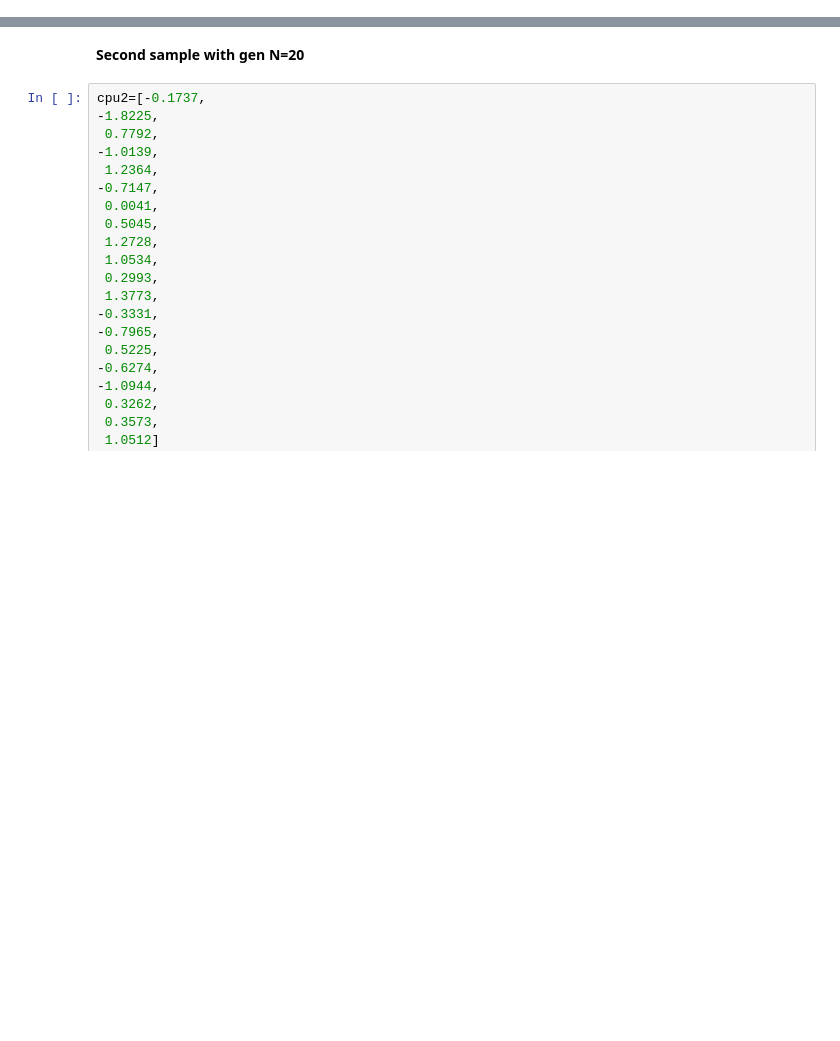
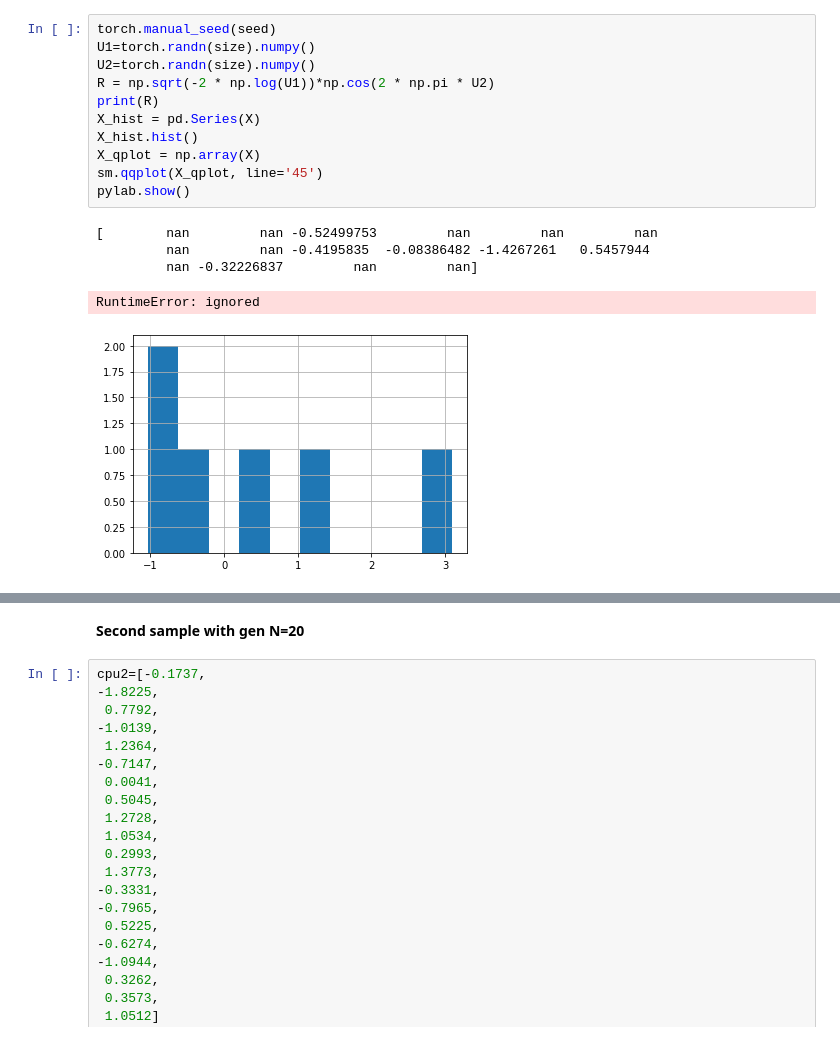
Before and after one commit to PradeepChandrasekaran/PradeepResume, a Jupyter notebook: Randn_Distribution_Check.ipynb, the cells around one changed output, grey strips where cells are left out. Saved outputs shown, nothing was run; the diff lists cells and outputs as text; blank space fills up the shorter version.

```diff
--- a/Randn_Distribution_Check.ipynb
+++ b/Randn_Distribution_Check.ipynb
@@ -39,0 +74,17 @@ hpu1=[
+# %%
+torch.manual_seed(seed)
+U1=torch.randn(size).numpy()
+U2=torch.randn(size).numpy()
+R = np.sqrt(-2 * np.log(U1))*np.cos(2 * np.pi * U2)
+print(R)
+X_hist = pd.Series(X)
+X_hist.hist()
+X_qplot = np.array(X)
+sm.qqplot(X_qplot, line='45')
+pylab.show()
+# %% [output]
+[        nan         nan -0.52499753         nan         nan         nan
+         nan         nan -0.4195835  -0.08386482 -1.4267261   0.5457944
+         nan -0.32226837         nan         nan]
+RuntimeError: ignored
+[figure, added]
```
Also changed, not shown: parts of 14 cells of this notebook.
